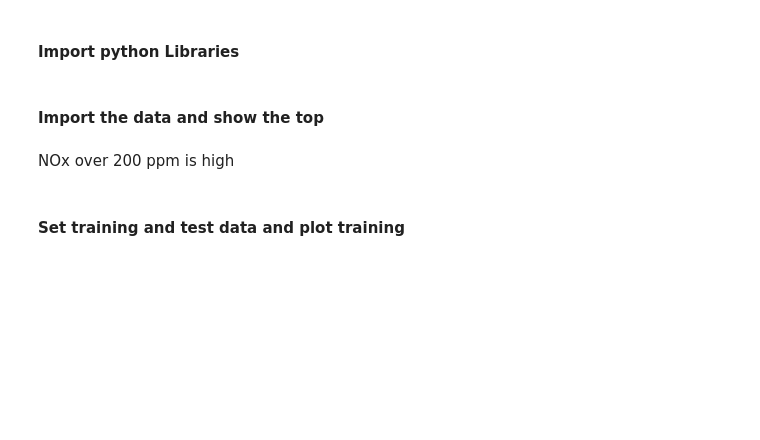
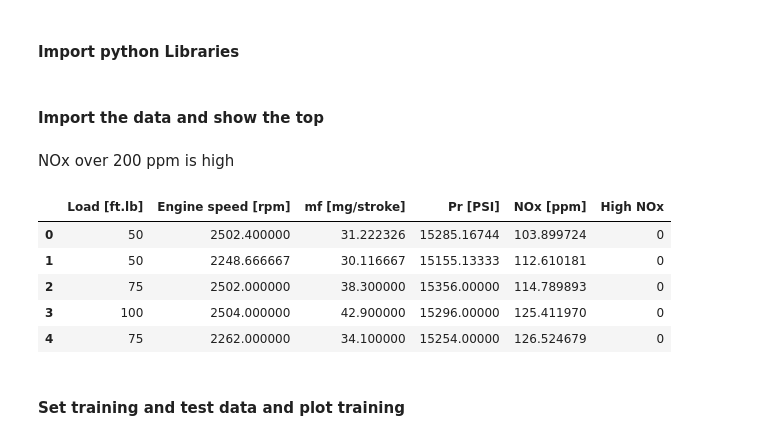
Before and after one commit to arminnorouzi/machine_learning_course_UofA_MECE610, a Jupyter notebook: L02_ML_Basics/L2_ML_Basics_2022_v1.ipynb, the cells around one changed output. Saved outputs shown, nothing was run; the diff lists cells and outputs as text; code cells hidden in the pictures; blank space fills up the shorter version.

```diff
--- a/L02_ML_Basics/L2_ML_Basics_2022_v1.ipynb
+++ b/L02_ML_Basics/L2_ML_Basics_2022_v1.ipynb
@@ -1205,8 +1448,15 @@ from scipy import ndimage
 # %% [markdown]
 NOx over 200 ppm is high
 # %%
-data = pd.read_csv('Engine_NOx_classification.csv')
+data = pd.read_csv('/content/drive/MyDrive/13TA/MECE610_2022/hd02/data/Engine_NOx_classification.csv') # You need to set it to your path
 data.head()
+# %% [output]
+|  | Load [ft.lb] | Engine speed [rpm] | mf [mg/stroke] | Pr [PSI] | NOx [ppm] | High NOx |
+| 0 | 50 | 2502.400000 | 31.222326 | 15285.16744 | 103.899724 | 0 |
+| 1 | 50 | 2248.666667 | 30.116667 | 15155.13333 | 112.610181 | 0 |
+| 2 | 75 | 2502.000000 | 38.300000 | 15356.00000 | 114.789893 | 0 |
+| 3 | 100 | 2504.000000 | 42.900000 | 15296.00000 | 125.411970 | 0 |
+| 4 | 75 | 2262.000000 | 34.100000 | 15254.00000 | 126.524679 | 0 |
 # %% [markdown]
 #### Set training and test data and plot training
 # %%
```
Also changed, not shown: parts of 79 cells of this notebook, 10 other files.
